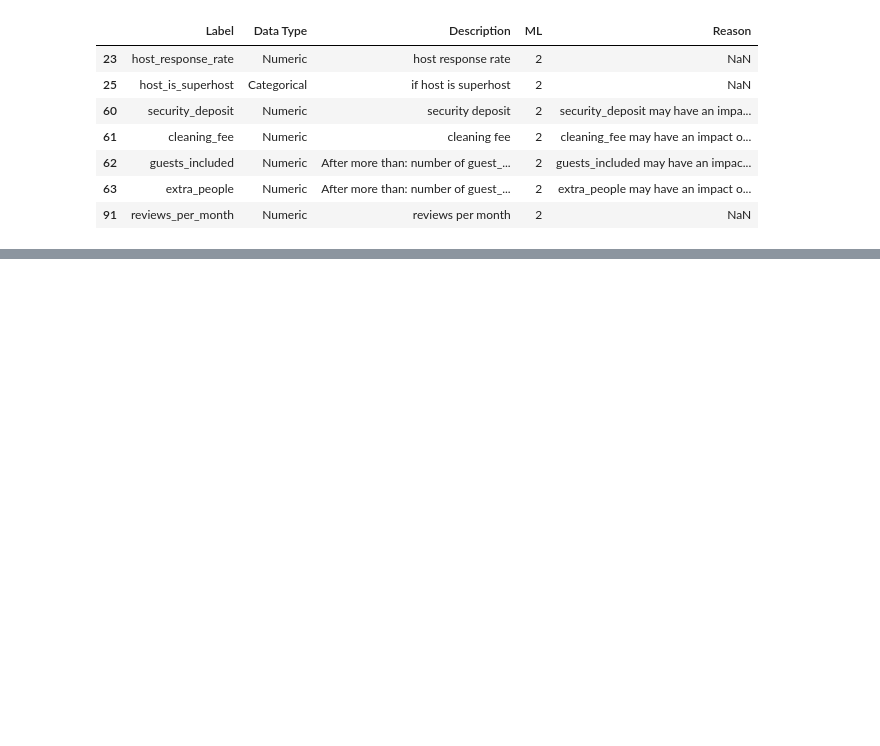
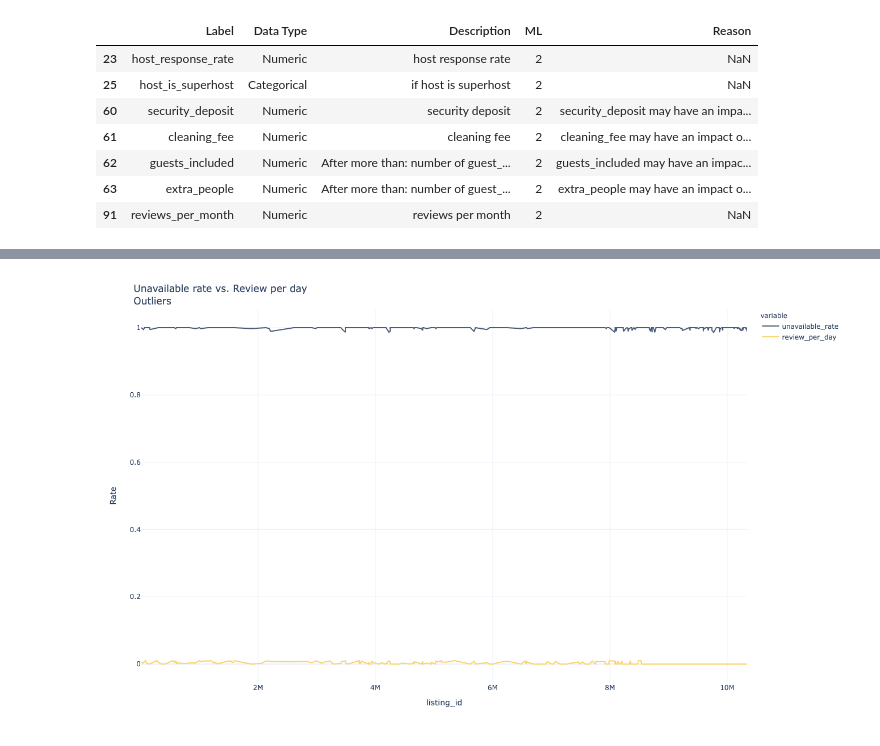
Before and after one commit to ZacksAmber/Kaggle-Seattle-Airbnb, a Jupyter notebook: Untitled.ipynb, the cells around one changed output, grey strips where cells are left out. Cells and saved outputs as stored; diff of their text form; code cells hidden in the pictures; blank space fills up the shorter version.

Commit message:
Finish Unavailable rate vs. Review per day

```diff
--- a/Untitled.ipynb
+++ b/Untitled.ipynb
@@ -528,8 +342,0 @@ calendar[calendar.available == 'f'].shape[0] / calendar.shape[0]
-# %%
-df = calendar[calendar.available == 'f'].groupby('listing_id').size().reset_index(name='count_f')
-count_f = df.count_f.value_counts()
-df_count_f = pd.DataFrame({'days': count_f.index, 'count': count_f})
-#df_count_f.sort_values(by='days')
-
-ax = sns.lineplot(data=df_count_f, x=df_count_f.days, y=df_count_f['count'])
-ax.set(title='Number of availbe == "f"');
@@ -895,6 +342,0 @@ review_rate
-# %%
-# Extract the year of the first review for each listing
-df = review.groupby('listing_id')['date'].min().reset_index(name='first_date')
-df['first_year'] = df.first_date.dt.year
-# Calculate the years between 2016-01-03 and the first review year for each listing
-df['years'] = 2016 - df['first_year']
@@ -969,4 +342,0 @@ calendar[calendar.available==''].groupby('listing_id').size().reset_index(name='
-# %%
-df = calendar[calendar.available=='f'].groupby('listing_id').size() / 365
-df = pd.DataFrame({'occupancy_rate': df})
-df
@@ -1073,0 +343,14 @@ listings[listings.maximum_nights <= 90].shape
+# %%
+"""
+SELECT listing_id, SUM(IF(available = 'f', 1, 0))
+FROM calendar
+GROUP BY listing_id
+"""
+func = lambda df: pd.Series({'unavailable_rate': sum(df.available == 't') / 365})
+df_unavailable_rate = pd.DataFrame(calendar.groupby('listing_id').apply(func))
+df_unavailable_rate
+
+df_unavilable_review = df_unavailable_rate.join(df_review_per_day, how='left')
+df_unavilable_review.review_per_day.fillna(value=0, inplace=True)
+
+df_unavilable_review.loc[:, ['unavailable_rate', 'review_per_day']].describe()
@@ -1073,0 +367,11 @@ listings[listings.maximum_nights <= 90].shape
+# %%
+df = df_unavilable_review[(df_unavilable_review.review_per_day < 0.010430) & (df_unavilable_review.unavailable_rate > 0.986301)]
+fig = px.line(df,
+              x=df.index,
+              y=['unavailable_rate', 'review_per_day'],
+              color_discrete_sequence=['rgb(71, 92, 118, 0.9)', 'rgb(250, 211, 102, 0.9)'])
+fig.update_layout(title='Unavailable rate vs. Review per day<br>Outliers', xaxis_title='listing_id', yaxis_title='Rate')
+fig.write_image('fig.svg')
+fig.show()
+# %% [output]
+[figure, added]
```
Also changed, not shown: parts of 71 cells of this notebook, 2 other files.
